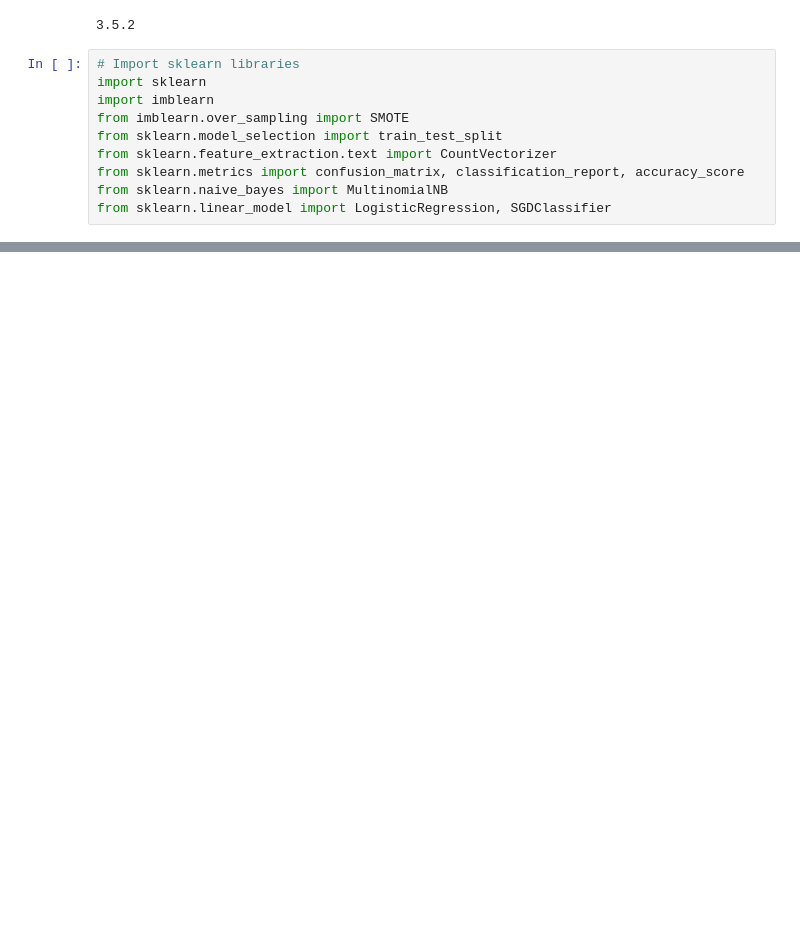
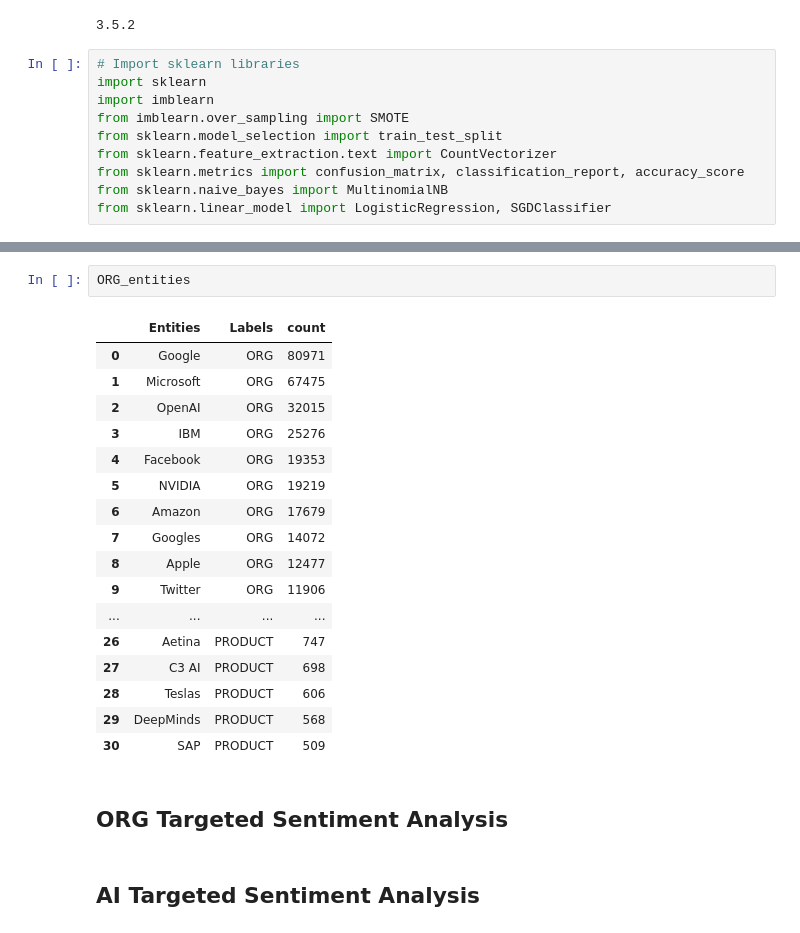
Before and after one commit to slvhuang/Final-Project-NLP, a Jupyter notebook: 6_entity_sentiment.ipynb, the cells around one changed output, grey strips where cells are left out. Saved outputs shown, nothing was run; the diff lists cells and outputs as text; blank space fills up the shorter version.

```diff
--- a/6_entity_sentiment.ipynb
+++ b/6_entity_sentiment.ipynb
@@ -78,0 +131,24 @@ Available CPUs: 16
+# %%
+ORG_entities
+# %% [output]
+|  | Entities | Labels | count |
+| 0 | Google | ORG | 80971 |
+| 1 | Microsoft | ORG | 67475 |
+| 2 | OpenAI | ORG | 32015 |
+| 3 | IBM | ORG | 25276 |
+| 4 | Facebook | ORG | 19353 |
+| 5 | NVIDIA | ORG | 19219 |
+| 6 | Amazon | ORG | 17679 |
+| 7 | Googles | ORG | 14072 |
+| 8 | Apple | ORG | 12477 |
+| 9 | Twitter | ORG | 11906 |
+| ... | ... | ... | ... |
+| 26 | Aetina | PRODUCT | 747 |
+| 27 | C3 AI | PRODUCT | 698 |
+| 28 | Teslas | PRODUCT | 606 |
+| 29 | DeepMinds | PRODUCT | 568 |
+| 30 | SAP | PRODUCT | 509 |
+# %% [markdown]
+## ORG Targeted Sentiment Analysis
+# %% [markdown]
+## AI Targeted Sentiment Analysis
```
Also changed, not shown: parts of 7 cells of this notebook, 1 other file.
